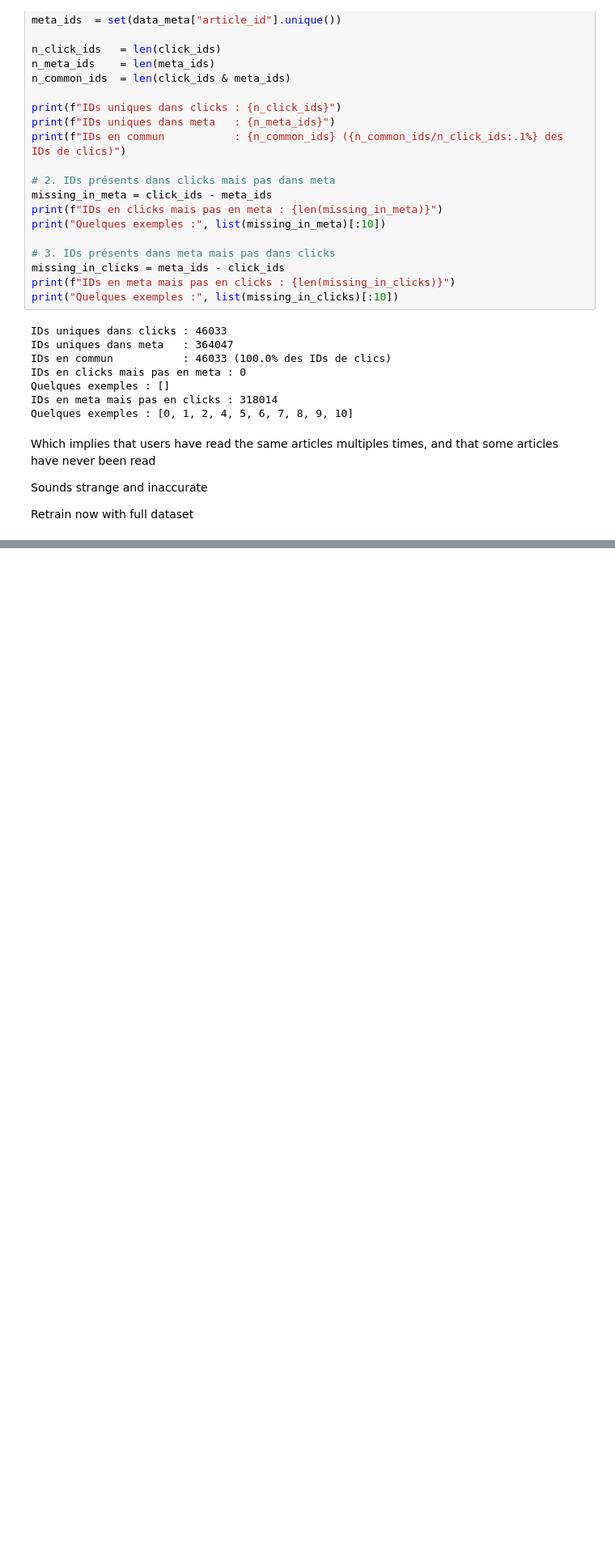
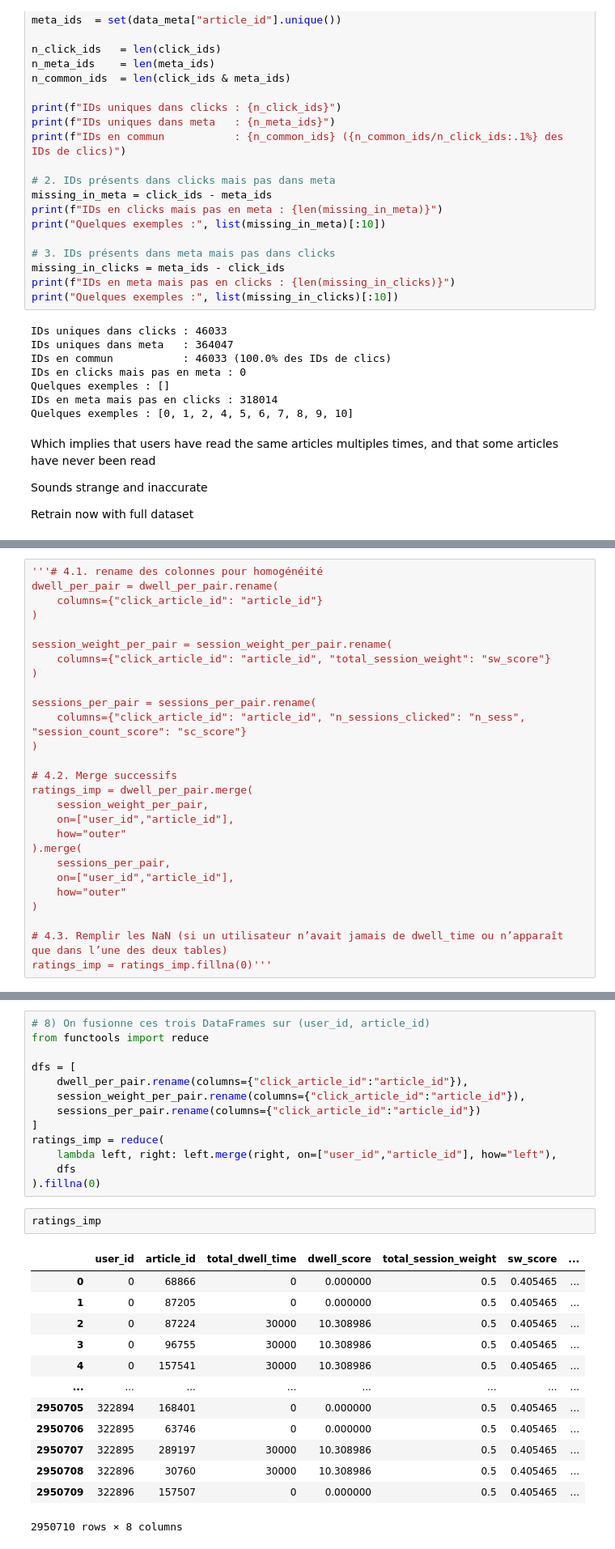
Before and after one commit to Apoxys/OCR-AIEngineer-P10, a Jupyter notebook: Collaborative.ipynb, the cells around one changed output, grey strips where cells are left out. Shown at 81% size. Cells and saved outputs as stored; diff of their text form; blank space fills up the shorter version.

```diff
--- a/Collaborative.ipynb
+++ b/Collaborative.ipynb
@@ -432,0 +483,27 @@ Estimation de dwell_time pour user 1234, article 157541: 1246.00 ms
+# %%
+'''# 4.1. rename des colonnes pour homogénéité
+dwell_per_pair = dwell_per_pair.rename(
+    columns={"click_article_id": "article_id"}
+)
+
+session_weight_per_pair = session_weight_per_pair.rename(
+    columns={"click_article_id": "article_id", "total_session_weight": "sw_score"}
+)
+
+sessions_per_pair = sessions_per_pair.rename(
+    columns={"click_article_id": "article_id", "n_sessions_clicked": "n_sess", "session_count_score": "sc_score"}
+)
+
+# 4.2. Merge successifs
+ratings_imp = dwell_per_pair.merge(
+    session_weight_per_pair,
+    on=["user_id","article_id"],
+    how="outer"
+).merge(
+    sessions_per_pair,
+    on=["user_id","article_id"],
+    how="outer"
+)
+
+# 4.3. Remplir les NaN (si un utilisateur n’avait jamais de dwell_time ou n’apparaît que dans l’une des deux tables)
+ratings_imp = ratings_imp.fillna(0)'''
@@ -432,0 +512,29 @@ Estimation de dwell_time pour user 1234, article 157541: 1246.00 ms
+# %%
+# 8) On fusionne ces trois DataFrames sur (user_id, article_id)
+from functools import reduce
+
+dfs = [
+    dwell_per_pair.rename(columns={"click_article_id":"article_id"}),
+    session_weight_per_pair.rename(columns={"click_article_id":"article_id"}),
+    sessions_per_pair.rename(columns={"click_article_id":"article_id"})
+]
+ratings_imp = reduce(
+    lambda left, right: left.merge(right, on=["user_id","article_id"], how="left"),
+    dfs
+).fillna(0)
+# %%
+ratings_imp
+# %% [output]
+|  | user_id | article_id | total_dwell_time | dwell_score | total_session_weight | sw_score | ... |
+| 0 | 0 | 68866 | 0 | 0.000000 | 0.5 | 0.405465 | ... |
+| 1 | 0 | 87205 | 0 | 0.000000 | 0.5 | 0.405465 | ... |
+| 2 | 0 | 87224 | 30000 | 10.308986 | 0.5 | 0.405465 | ... |
+| 3 | 0 | 96755 | 30000 | 10.308986 | 0.5 | 0.405465 | ... |
+| 4 | 0 | 157541 | 30000 | 10.308986 | 0.5 | 0.405465 | ... |
+| ... | ... | ... | ... | ... | ... | ... | ... |
+| 2950705 | 322894 | 168401 | 0 | 0.000000 | 0.5 | 0.405465 | ... |
+| 2950706 | 322895 | 63746 | 0 | 0.000000 | 0.5 | 0.405465 | ... |
+| 2950707 | 322895 | 289197 | 30000 | 10.308986 | 0.5 | 0.405465 | ... |
+| 2950708 | 322896 | 30760 | 30000 | 10.308986 | 0.5 | 0.405465 | ... |
+| 2950709 | 322896 | 157507 | 0 | 0.000000 | 0.5 | 0.405465 | ... |
+2950710 rows × 8 columns
```
Also changed, not shown: parts of 42 cells of this notebook, 2 other files.
